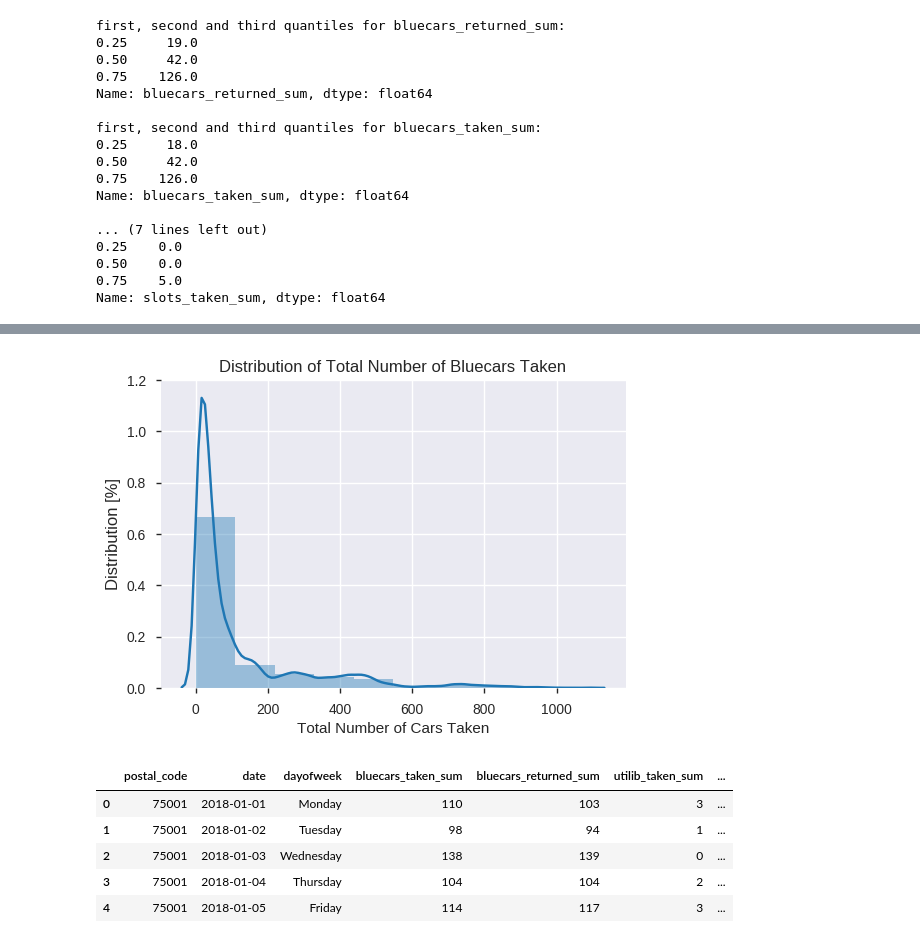
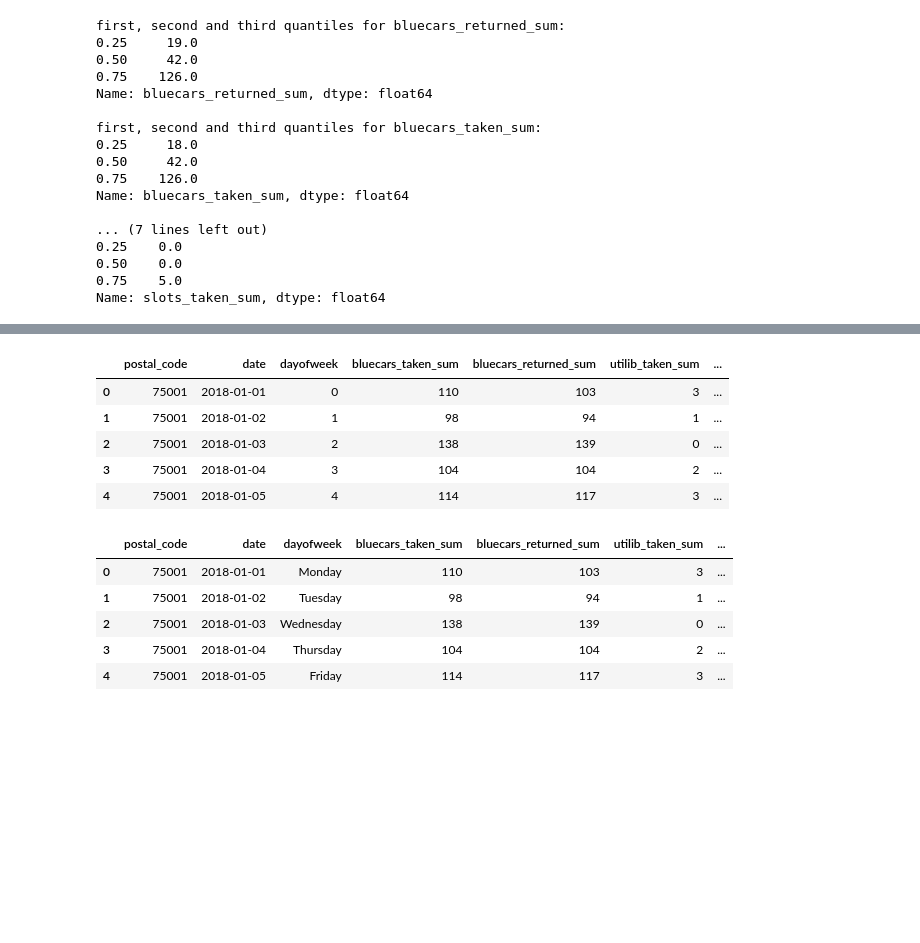
Before and after one commit to booorayan/BluecarsAuto, a Jupyter notebook: Autolib_projecte.ipynb, the cells around one changed output, grey strips where cells are left out. Drawn from its saved outputs; the diff is of its cells as text; code cells hidden in the pictures; blank space fills up the shorter version.

```diff
--- a/Autolib_projecte.ipynb
+++ b/Autolib_projecte.ipynb
@@ -551,7 +553,7 @@ plt.show()
 # histogram showing the distribution of total number of cars taken
 
 plt.figure(figsize=(6,4))
-dis = sns.distplot(autob.bluecars_taken_sum, bins=10)
+dis = sns.distplot(autob.bluecars_taken_sum, bins=10, color='olive')
 plt.xlabel('Total Number of Cars Taken')
 plt.yticks(dis.get_yticks(), dis.get_yticks() * 100)
 plt.ylabel('Distribution [%]', fontsize=12)
@@ -559,8 +561,15 @@ plt.title('Distribution of Total Number of Bluecars Taken')
 plt.show()
 
 # most common total number of bluecars taken was between 0-100
-# %% [output]
-[figure, removed]
+# %%
+autob.head()
+# %% [output]
+|  | postal_code | date | dayofweek | bluecars_taken_sum | bluecars_returned_sum | utilib_taken_sum | ... |
+| 0 | 75001 | 2018-01-01 | 0 | 110 | 103 | 3 | ... |
+| 1 | 75001 | 2018-01-02 | 1 | 98 | 94 | 1 | ... |
+| 2 | 75001 | 2018-01-03 | 2 | 138 | 139 | 0 | ... |
+| 3 | 75001 | 2018-01-04 | 3 | 104 | 104 | 2 | ... |
+| 4 | 75001 | 2018-01-05 | 4 | 114 | 117 | 3 | ... |
 # %%
 oto = autob.copy()
 
```
Also changed, not shown: parts of 37 cells of this notebook.
